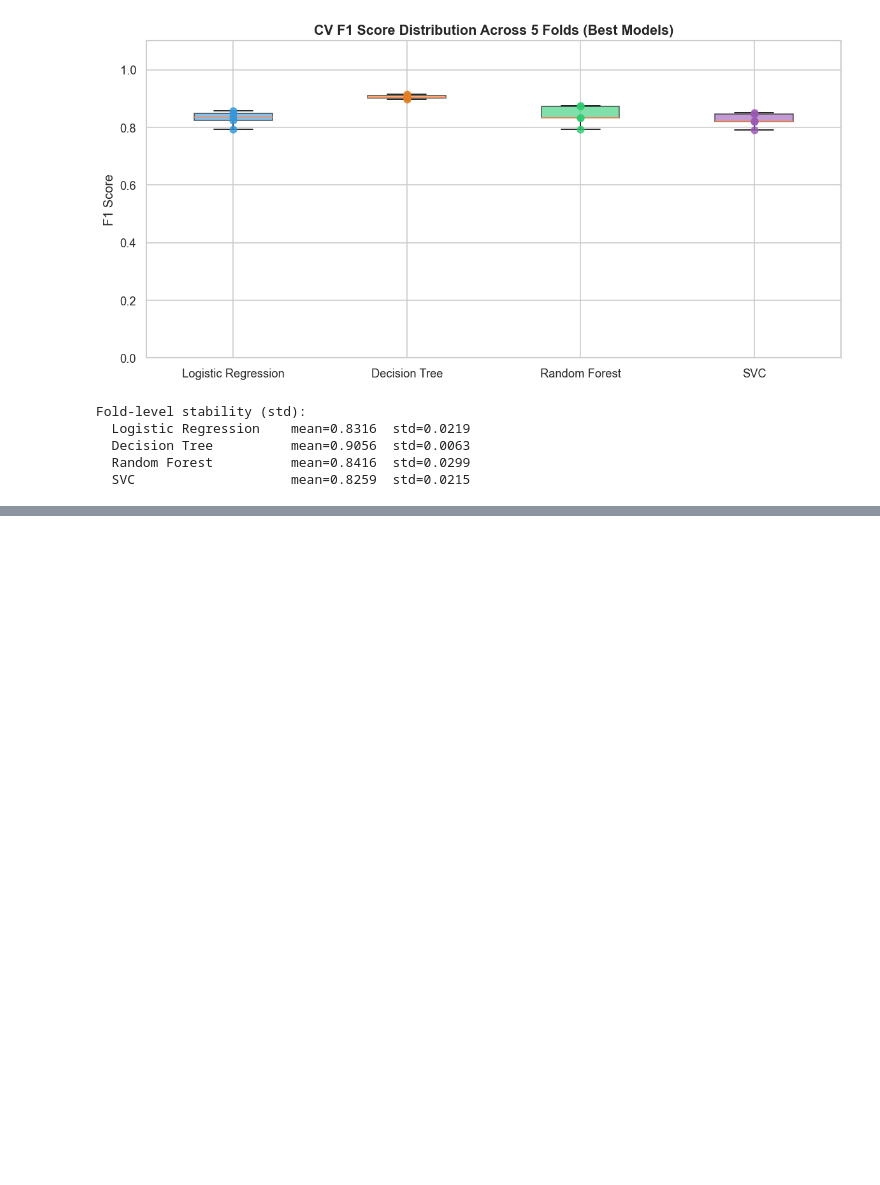
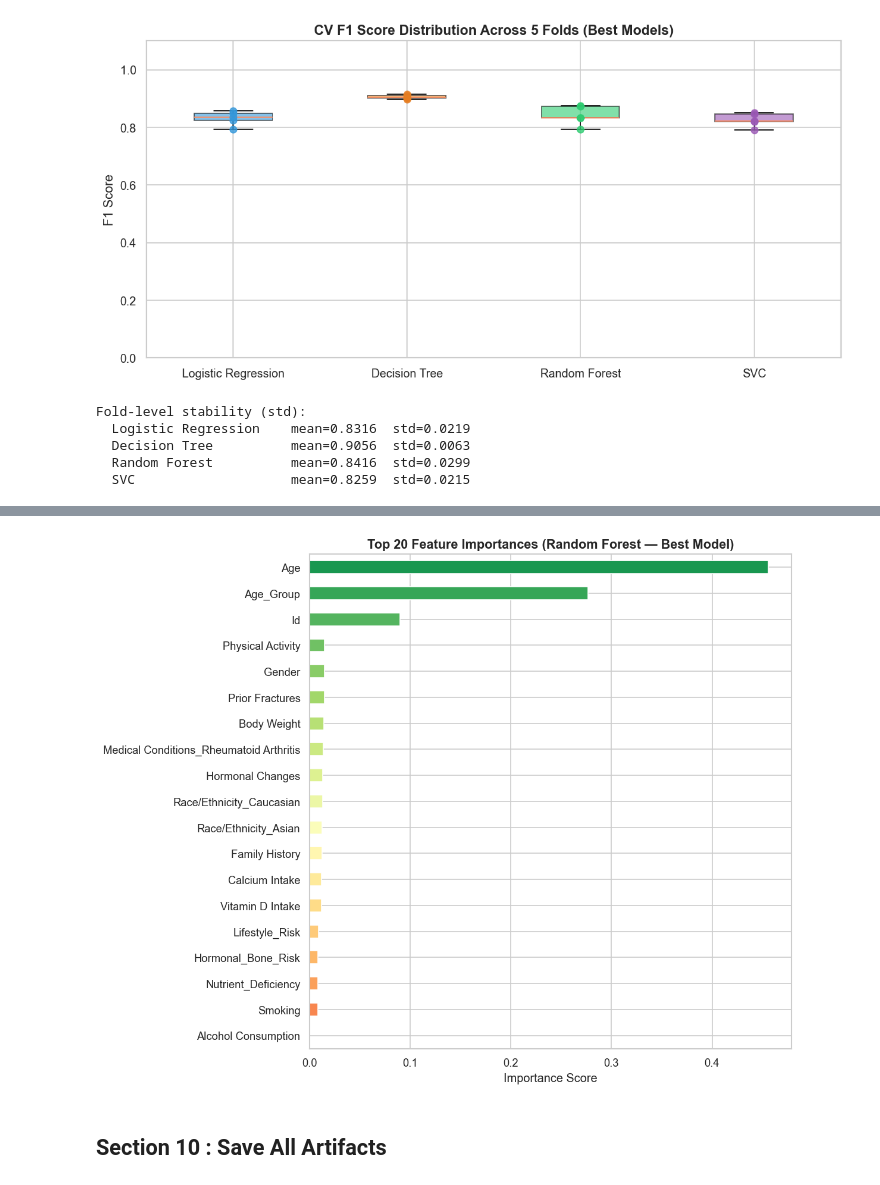
Before and after one commit to afeefanver/Osteoporosis-Risk-Prediction, a Jupyter notebook: Model Train(Oesto_V2).ipynb, the cells around one changed output, grey strips where cells are left out. Cells and saved outputs as stored; diff of their text form; code cells hidden in the pictures; blank space fills up the shorter version.

```diff
--- a/Model Train(Oesto_V2).ipynb
+++ b/Model Train(Oesto_V2).ipynb
@@ -524,0 +545,17 @@ Fold-level stability (std):
+# %%
+# Feature Importance — Random Forest
+rf_model    = trained_models['Random Forest']['model']
+importances = pd.Series(rf_model.feature_importances_, index=feature_names).sort_values(ascending=True).tail(20)
+
+fig, ax = plt.subplots(figsize=(10, 8))
+colors = plt.cm.RdYlGn(np.linspace(0.2, 0.9, len(importances)))
+importances.plot(kind='barh', ax=ax, color=colors, edgecolor='white')
+ax.set_title('Top 20 Feature Importances (Random Forest — Best Model)', fontsize=13, fontweight='bold')
+ax.set_xlabel('Importance Score')
+plt.savefig('plot/21_feat_import.png', bbox_inches = 'tight' )
+plt.tight_layout()
+plt.show()
+# %% [output]
+[figure, added]
+# %% [markdown]
+## Section 10 : Save All Artifacts
```
Also changed, not shown: parts of 3 cells of this notebook.
